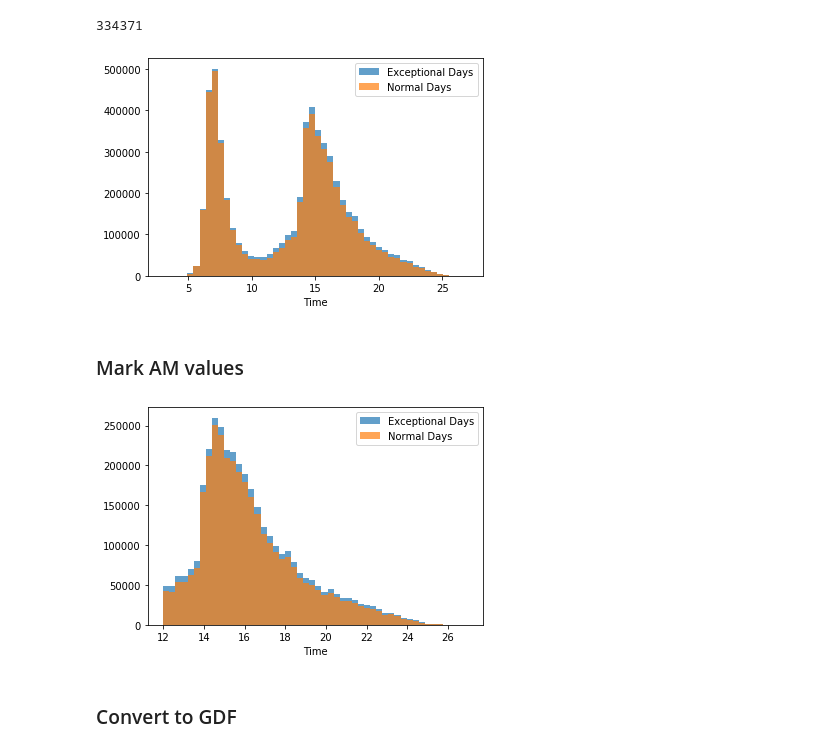
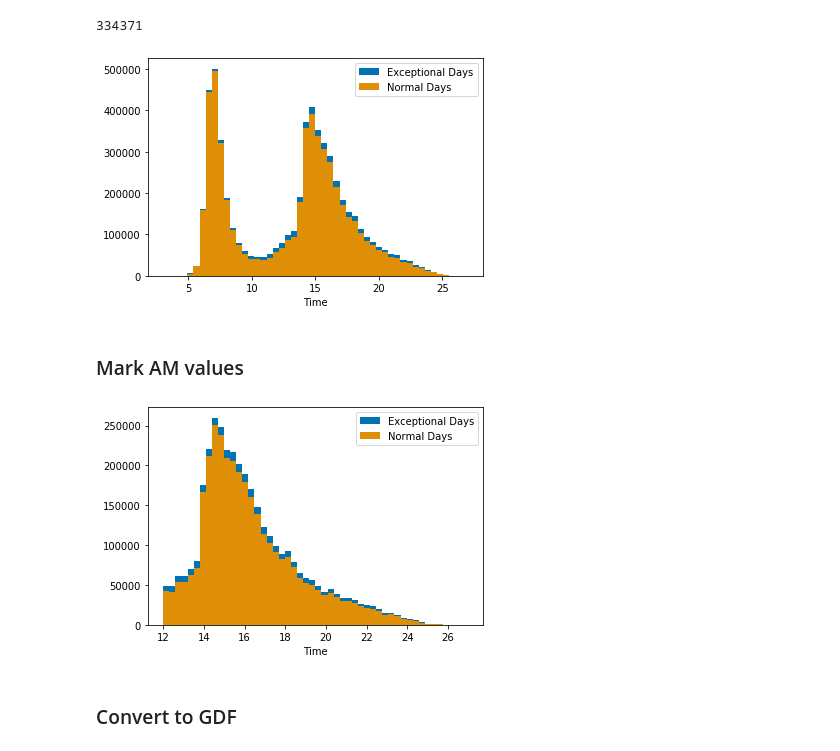
Before and after one commit to ehabebeid/ehabebeid.github.io, a Jupyter notebook: mbta_m7/index.ipynb, the cells around one changed output. Saved outputs shown, nothing was run; the diff lists cells and outputs as text; code cells hidden in the pictures.

```diff
--- a/mbta_m7/index.ipynb
+++ b/mbta_m7/index.ipynb
@@ -22,6 +22,8 @@ def unpickle(file_path):
     """Return object pickled at file_path"""
     f = open(file_path,'rb')
     return pickle.load(f)
+# %%
+sns.set_palette("colorblind")
 # %% [markdown]
 ## Schools
 # %% [markdown]
@@ -500,13 +503,13 @@ len(journeys[journeys.exc == 1])
 # %% [output]
 334371
 # %%
-top = sns.distplot(journeys.o_time_fl, kde=False, label="Exceptional Days", hist_kws={"alpha": 0.7})
-bot = sns.distplot(journeys[journeys.exc == 0].o_time_fl, kde=False, label="Normal Days", hist_kws={"alpha": 0.7})
+top = sns.distplot(journeys.o_time_fl, kde=False, label="Exceptional Days", hist_kws={"alpha": 1})
+bot = sns.distplot(journeys[journeys.exc == 0].o_time_fl, kde=False, label="Normal Days", hist_kws={"alpha": 1})
 plt.legend()
 plt.xlabel("Time")
 plt.show()
 # %% [output]
-[figure, old version]
+[figure, new version]
 # %% [markdown]
 ### Mark AM values
 # %%
@@ -515,13 +518,13 @@ mask = (journeys['o_time_fl'] > 3) & (journeys['o_time_fl'] < 12)
 journeys.loc[mask, 'am'] = 1
 # %%
 df = journeys[journeys.am == 0]
-top = sns.distplot(df.o_time_fl, kde=False, label="Exceptional Days", hist_kws={"alpha": 0.7})
-bot = sns.distplot(df[df.exc == 0].o_time_fl, kde=False, label="Normal Days", hist_kws={"alpha": 0.7})
+top = sns.distplot(df.o_time_fl, kde=False, label="Exceptional Days", hist_kws={"alpha": 1})
+bot = sns.distplot(df[df.exc == 0].o_time_fl, kde=False, label="Normal Days", hist_kws={"alpha": 1})
 plt.legend()
 plt.xlabel("Time")
 plt.show()
 # %% [output]
-[figure, old version]
+[figure, new version]
 # %% [markdown]
 ### Convert to GDF
 # %%
```
Also changed, not shown: parts of 60 cells of this notebook.
